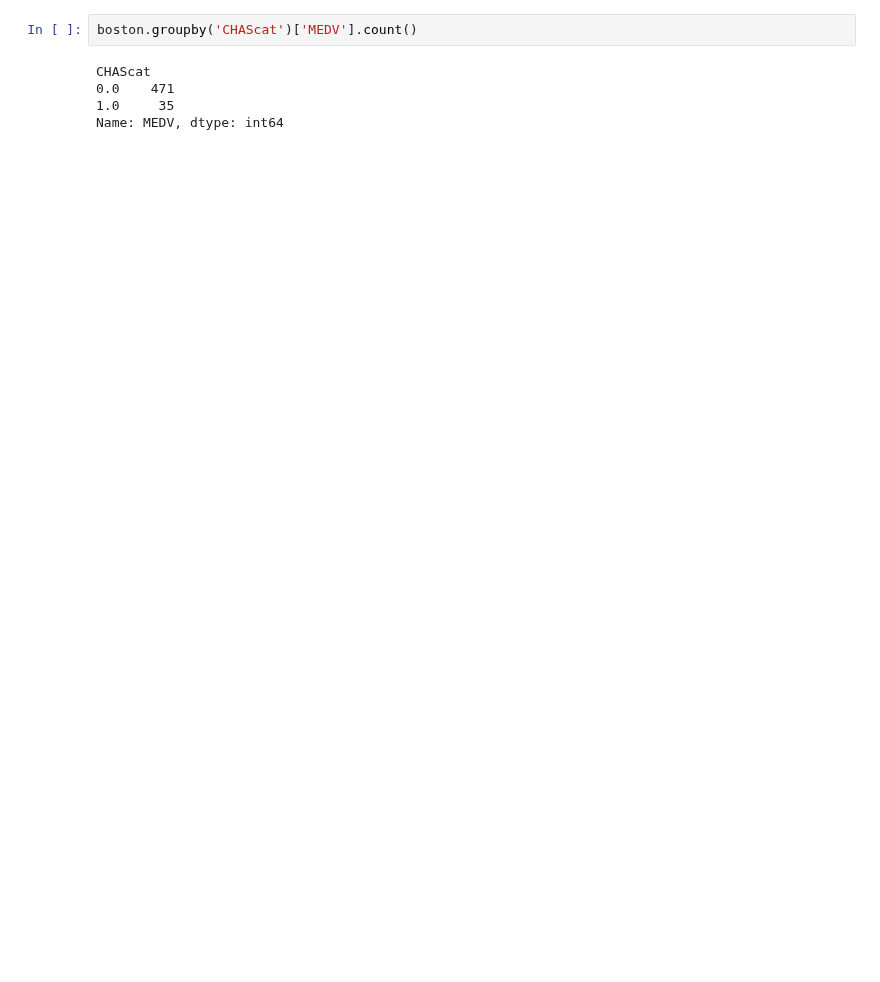
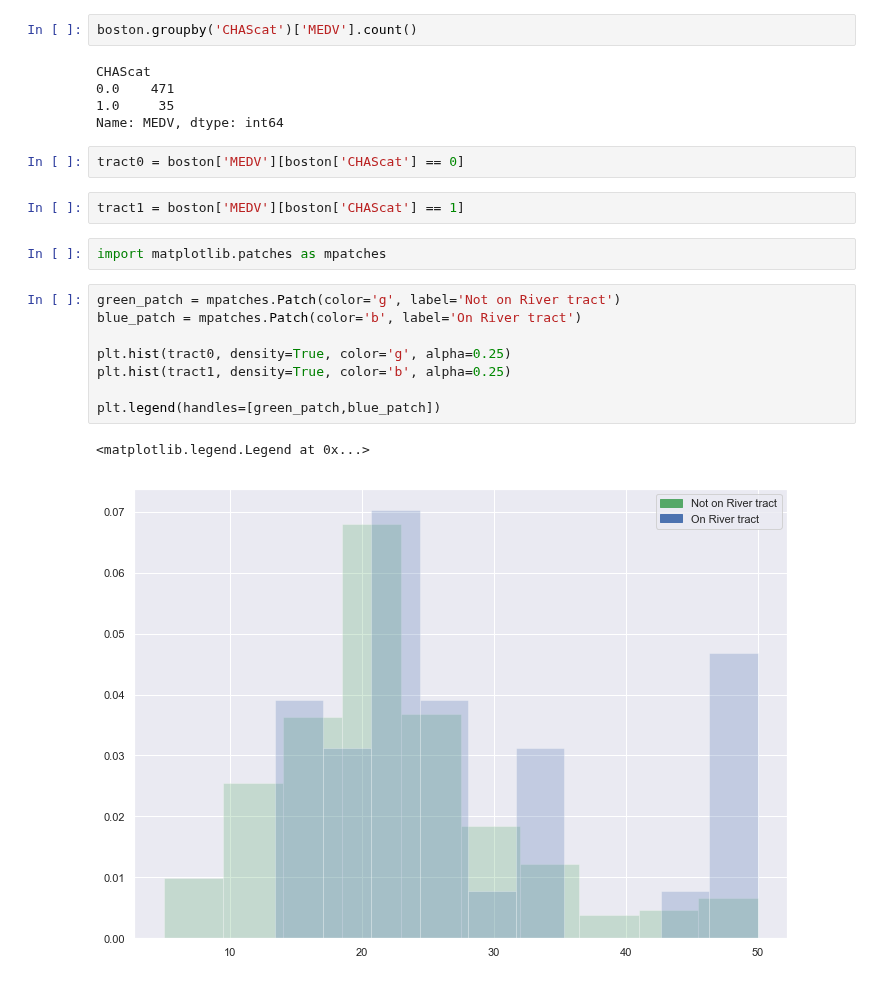
Before and after one commit to donalcarr/Machine-Learning-Assessment-2019, a Jupyter notebook: Machine Learning - Boston Housing Dataset.ipynb, the cells around one changed output. Saved outputs shown, nothing was run; the diff lists cells and outputs as text; blank space fills up the shorter version.

```diff
--- a/Machine Learning - Boston Housing Dataset.ipynb
+++ b/Machine Learning - Boston Housing Dataset.ipynb
@@ -116,3 +149,20 @@ CHAScat
 0.0    471
 1.0     35
 Name: MEDV, dtype: int64
+# %%
+tract0 = boston['MEDV'][boston['CHAScat'] == 0]
+# %%
+tract1 = boston['MEDV'][boston['CHAScat'] == 1]
+# %%
+import matplotlib.patches as mpatches
+# %%
+green_patch = mpatches.Patch(color='g', label='Not on River tract')
+blue_patch = mpatches.Patch(color='b', label='On River tract')
+
+plt.hist(tract0, density=True, color='g', alpha=0.25)
+plt.hist(tract1, density=True, color='b', alpha=0.25)
+
+plt.legend(handles=[green_patch,blue_patch])
+# %% [output]
+<matplotlib.legend.Legend at 0x...>
+[figure, added]
```
Also changed, not shown: parts of 16 cells of this notebook.
